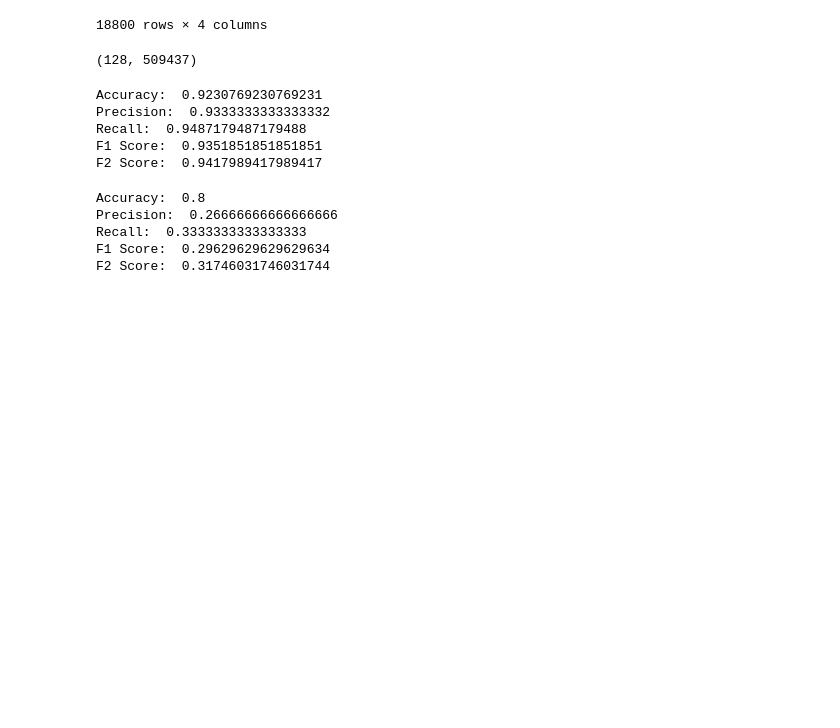
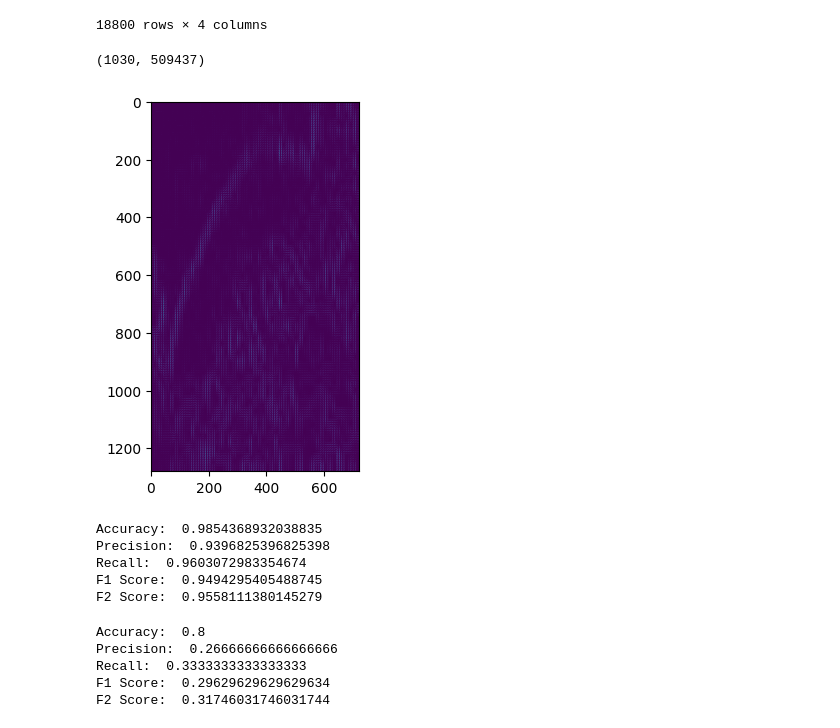
Before and after one commit to justjo3l/crown-of-thorns, a Jupyter notebook: hog_svm_method.ipynb, the cells around one changed output. Drawn from its saved outputs; the diff is of its cells as text; code cells hidden in the pictures; blank space fills up the shorter version.

```diff
--- a/hog_svm_method.ipynb
+++ b/hog_svm_method.ipynb
@@ -81,7 +81,7 @@ cots_labels = []
 no_cots_labels = []
 
 # for i in range(0, len(training_df['video_id'])):
-for i in range(0, 100):
+for i in range(0, 1000):
     video_id = str(training_df['video_id'][i])
     frame_id = str(training_df['video_frame'][i])
     path = 'train_images/video_'+video_id+'/'+frame_id+'.jpg'
@@ -108,20 +108,23 @@ for i in range(0, 100):
             hog_images.append(hog_image)
             cots_labels.append(training_df['count'][i])
 # %%
+plt.imshow(hog_images[0])
+
 x = np.asarray(cots_features + no_cots_features)
 y = np.asarray(cots_labels + no_cots_labels)
 y =  np.array(y).reshape(len(y),1)
 data_frame = np.hstack((x,y))
 print(data_frame.shape)
 np.random.shuffle(data_frame)
 
 percentage = 80
 partition = int(len(x)*percentage/100)
 
 x_train, x_test = data_frame[:partition,:-1],  data_frame[partition:,:-1]
 y_train, y_test = data_frame[:partition,-1:].ravel() , data_frame[partition:,-1:].ravel()
 # %% [output]
-(128, 509437)
+(1030, 509437)
+[figure, added]
 # %%
 model = LinearSVC()
 model.fit(x_train, y_train)
@@ -133,11 +136,11 @@ print("Recall: ", recall_score(y_test, y_pred, average='macro'))
 print("F1 Score: ", fbeta_score(y_test, y_pred, beta=1, average='macro'))
 print("F2 Score: ", fbeta_score(y_test, y_pred, beta=2, average='macro'))
 # %% [output]
-Accuracy:  0.9230769230769231
-Precision:  0.9333333333333332
-Recall:  0.9487179487179488
-F1 Score:  0.9351851851851851
-F2 Score:  0.9417989417989417
+Accuracy:  0.9854368932038835
+Precision:  0.9396825396825398
+Recall:  0.9603072983354674
+F1 Score:  0.9494295405488745
+F2 Score:  0.9558111380145279
 # %%
 def get_image_paths(image_folder):
     image_paths = []
```
Also changed, not shown: 1 other file.
